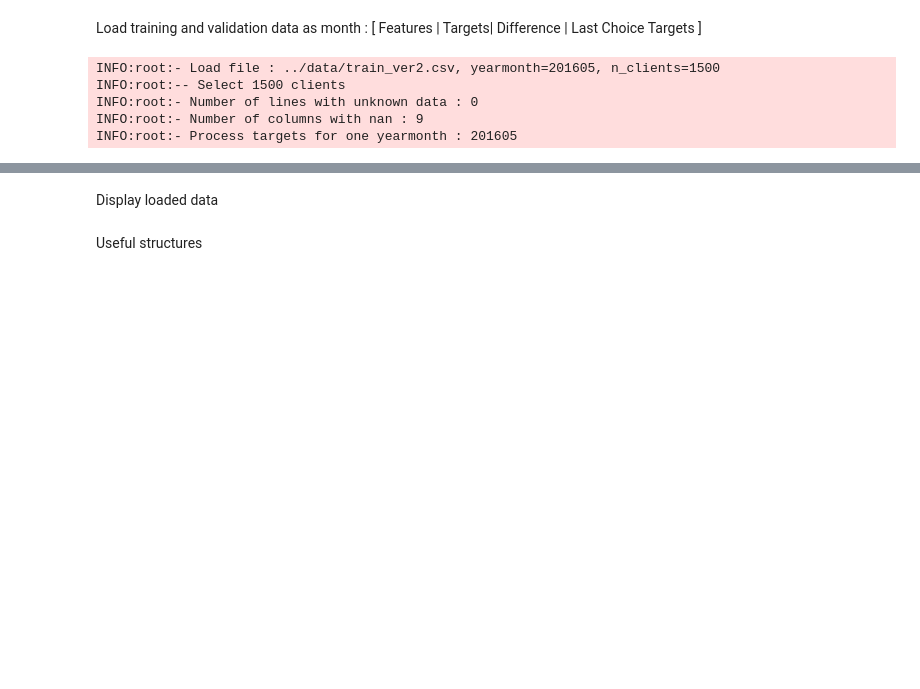
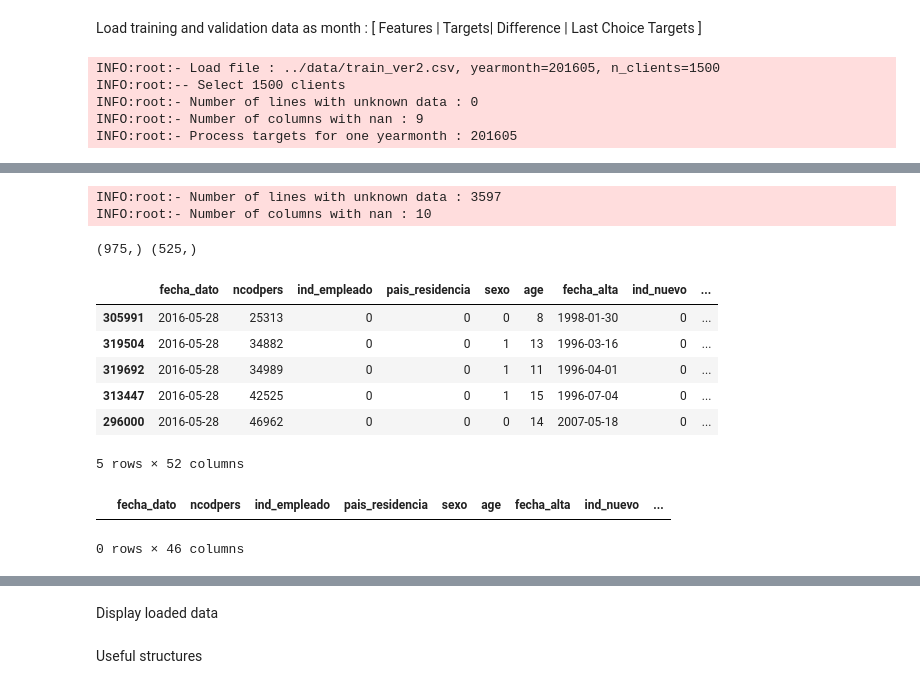
Before and after one commit to vfdev-5/SPR, a Jupyter notebook: trees/trees_and_NN_predictions_CV_2.ipynb, the cells around one changed output, grey strips where cells are left out. Cells and saved outputs as stored; diff of their text form; code cells hidden in the pictures; blank space fills up the shorter version.

```diff
--- a/trees/trees_and_NN_predictions_CV_2.ipynb
+++ b/trees/trees_and_NN_predictions_CV_2.ipynb
@@ -67,0 +81,36 @@ KeyError: "['targets_logdec' u'targets_logdec_g_0' u'targets_logdec_g_1'\n u'tar
+# %%
+ref_clients = X['ncodpers'].unique()
+# for ym in supp_yearmonths_list:
+ym = supp_yearmonths_list[0]
+fname = TEST_FILE_PATH if ym == 201606 else TRAIN_FILE_PATH
+X_ym = load_data2(fname, [ym])
+minimal_clean_data_inplace(X_ym)
+preprocess_data_inplace(X_ym)
+process_features(X_ym)
+
+#
+clients = X_ym['ncodpers'].unique()
+# %% [output]
+INFO:root:- Number of lines with unknown data : 3597
+INFO:root:- Number of columns with nan : 10
+# %%
+common_clients = np.array(list(set(ref_clients) & set(clients)))
+missing_clients = np.array(list(set(ref_clients) - set(clients)))
+print common_clients.shape, missing_clients.shape
+# %% [output]
+(975,) (525,)
+# %%
+X[X['ncodpers'].isin(missing_clients)].sort_values(['ncodpers']).head()
+# %% [output]
+|  | fecha_dato | ncodpers | ind_empleado | pais_residencia | sexo | age | fecha_alta | ind_nuevo | ... |
+| 305991 | 2016-05-28 | 25313 | 0 | 0 | 0 | 8 | 1998-01-30 | 0 | ... |
+| 319504 | 2016-05-28 | 34882 | 0 | 0 | 1 | 13 | 1996-03-16 | 0 | ... |
+| 319692 | 2016-05-28 | 34989 | 0 | 0 | 1 | 11 | 1996-04-01 | 0 | ... |
+| 313447 | 2016-05-28 | 42525 | 0 | 0 | 1 | 15 | 1996-07-04 | 0 | ... |
+| 296000 | 2016-05-28 | 46962 | 0 | 0 | 0 | 14 | 2007-05-18 | 0 | ... |
+5 rows × 52 columns
+# %%
+X_ym[X_ym['ncodpers'].isin(missing_clients)].sort_values(['ncodpers']).head()
+# %% [output]
+|  | fecha_dato | ncodpers | ind_empleado | pais_residencia | sexo | age | fecha_alta | ind_nuevo | ... |
+0 rows × 46 columns
```
Also changed, not shown: parts of 30 cells of this notebook, 3 other files.
